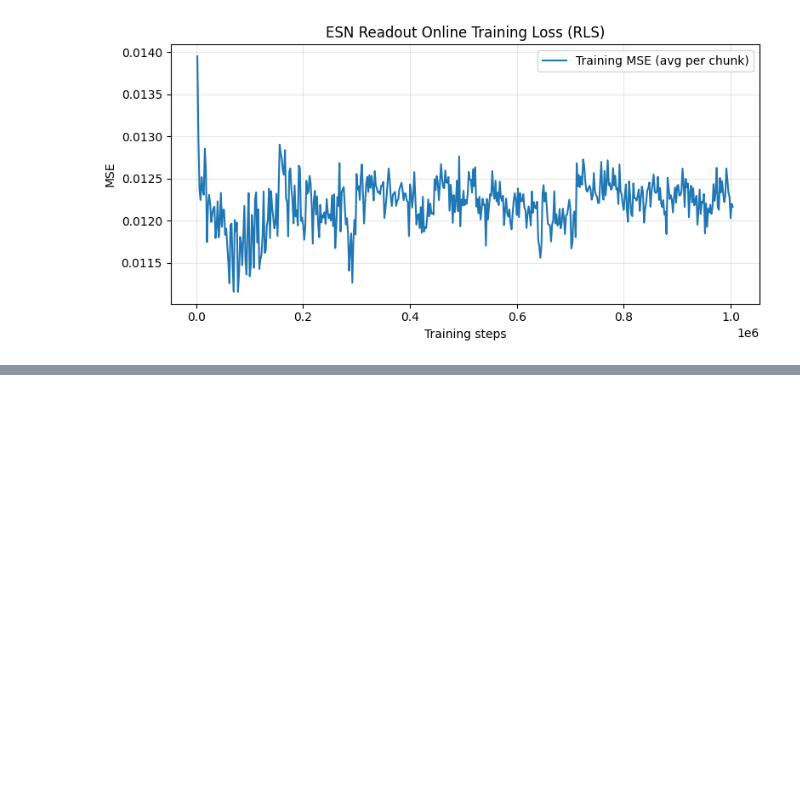
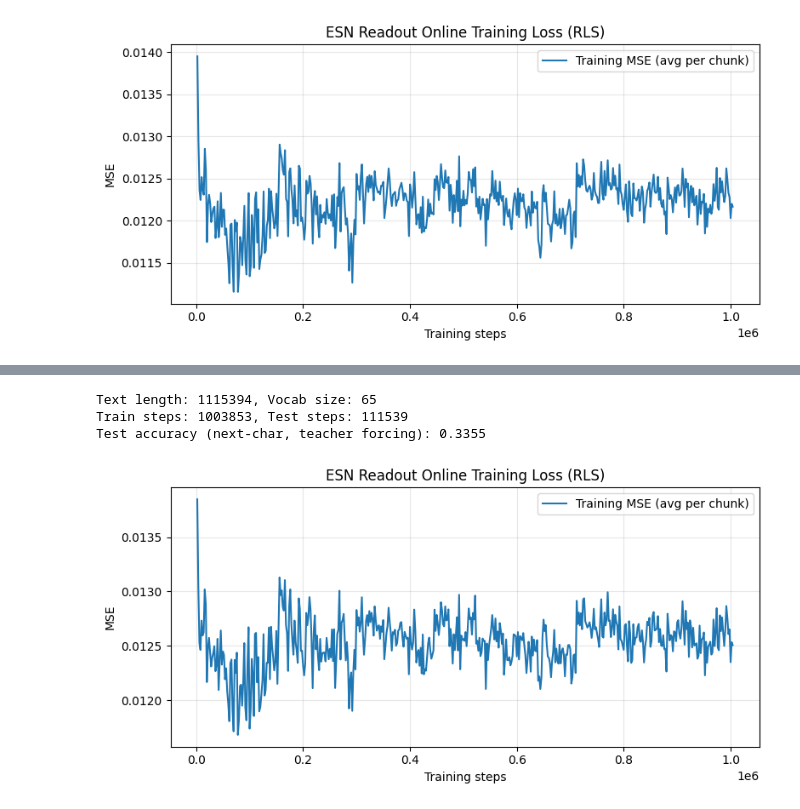
Before and after one commit to FreshMedlar/EvoReservoir, a Jupyter notebook: shakeChaos/esn_testing.ipynb, the cells around one changed output, grey strips where cells are left out. Saved outputs shown, nothing was run; the diff lists cells and outputs as text; code cells hidden in the pictures; blank space fills up the shorter version.

```diff
--- a/shakeChaos/esn_testing.ipynb
+++ b/shakeChaos/esn_testing.ipynb
@@ -327,0 +339,7 @@ Test accuracy (next-char, teacher forcing): 0.3558
+# %%
+main_jupyter(0.9, 400, 0.05, 0.8, 0.3, 0.6, 1.0, 100, 2000, False, 42)
+# %% [output]
+Text length: 1115394, Vocab size: 65
+Train steps: 1003853, Test steps: 111539
+Test accuracy (next-char, teacher forcing): 0.3355
+[figure, added]
```
Also changed, not shown: parts of 3 cells of this notebook, 3 other files.
